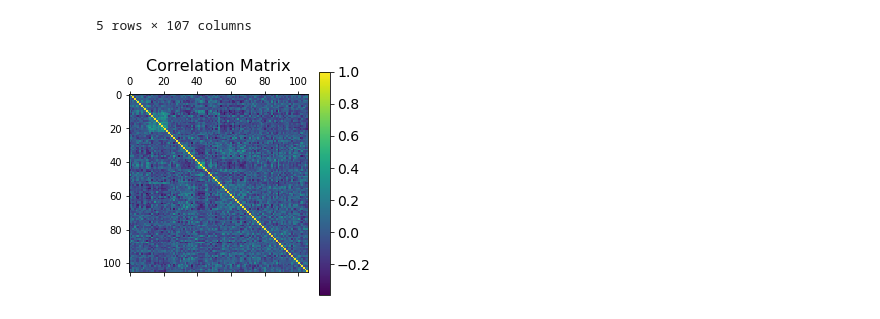
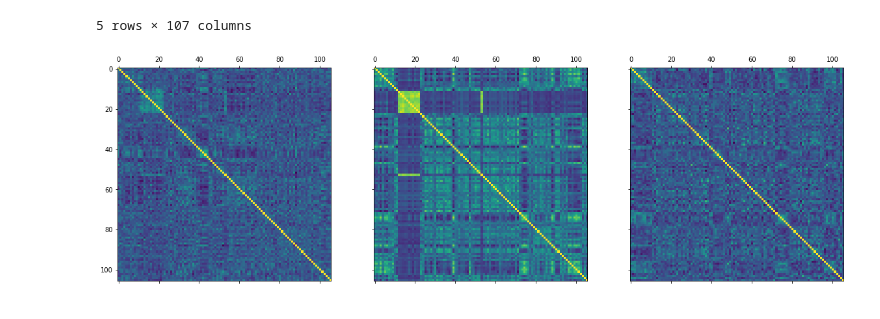
Before and after one commit to Educorreia932/FCUP-BINF, a Jupyter notebook: Assignments/Assignment 6/notebook.ipynb, the cells around one changed output. Saved outputs shown, nothing was run; the diff lists cells and outputs as text; code cells hidden in the pictures.

Commit message:
Assignment 6 | Plotting patient similarity network

```diff
--- a/Assignments/Assignment 6/notebook.ipynb
+++ b/Assignments/Assignment 6/notebook.ipynb
@@ -39,12 +40,13 @@ mirna.head()
 | 3 | hsa-let-7b | 1.781850 | -0.253948 | 0.651481 | -0.629939 | ... |
 | 4 | hsa-let-7c | -0.278198 | -0.344832 | -0.562593 | 2.625320 | ... |
 5 rows × 107 columns
-# %%
-f = plt.figure(figsize=(19, 15))
-plt.matshow(gene_expression.corr(), fignum=f.number)
-cb = plt.colorbar()
-cb.ax.tick_params(labelsize=14)
-
-plt.title('Correlation Matrix', fontsize=16);
-# %% [output]
-[figure, removed]
+# %%
+figure, axes = plt.subplots(1, 3, sharey=True, figsize=(20, 15))
+
+axes[0].matshow(gene_expression.corr())
+axes[1].matshow(methylation.corr())
+axes[2].matshow(mirna.corr())
+
+plt.show()
+# %% [output]
+[figure, added]
```
Also changed, not shown: parts of 2 cells of this notebook.
